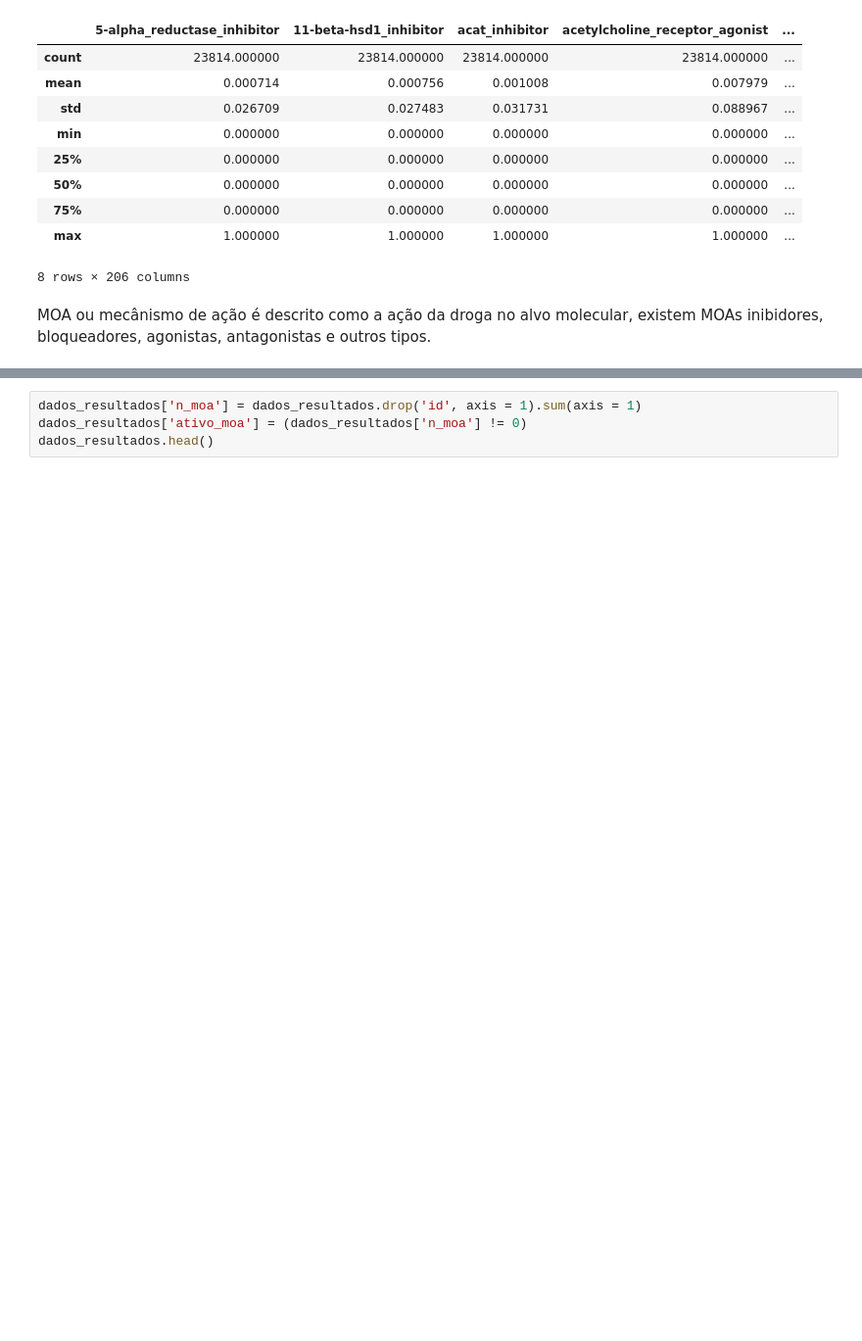
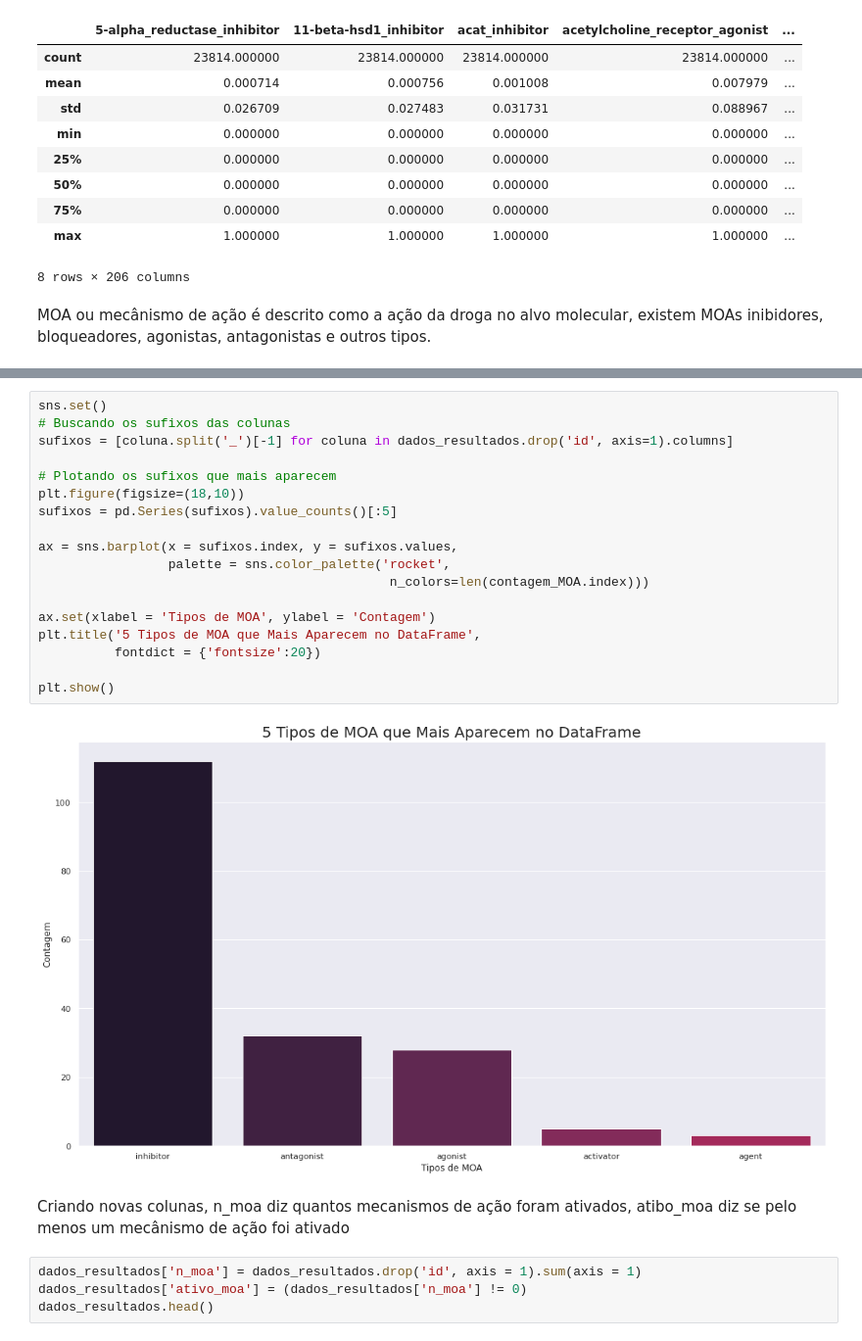
Before and after one commit to Gabrielvinicius27/imersao-dados-desafio-final, a Jupyter notebook: DesafioFinal_ImersaoDadosAlura.ipynb, the cells around one changed output, grey strips where cells are left out. Shown at 98% size. Cells and saved outputs as stored; diff of their text form; blank space fills up the shorter version.

```diff
--- a/DesafioFinal_ImersaoDadosAlura.ipynb
+++ b/DesafioFinal_ImersaoDadosAlura.ipynb
@@ -244,3 +263,25 @@ MOA ou mecânismo de ação é descrito como a ação da droga no alvo molecular
+# %%
+sns.set()
+# Buscando os sufixos das colunas
+sufixos = [coluna.split('_')[-1] for coluna in dados_resultados.drop('id', axis=1).columns]
+
+# Plotando os sufixos que mais aparecem
+plt.figure(figsize=(18,10))
+sufixos = pd.Series(sufixos).value_counts()[:5]
+
+ax = sns.barplot(x = sufixos.index, y = sufixos.values,
+                 palette = sns.color_palette('rocket',
+                                              n_colors=len(contagem_MOA.index)))
+
+ax.set(xlabel = 'Tipos de MOA', ylabel = 'Contagem')
+plt.title('5 Tipos de MOA que Mais Aparecem no DataFrame',
+          fontdict = {'fontsize':20})
+
+plt.show()
+# %% [output]
+[figure, added]
+# %% [markdown]
+Criando novas colunas, n_moa diz quantos mecanismos de ação foram ativados, atibo_moa diz se pelo menos um mecânismo de ação foi ativado
 # %%
 dados_resultados['n_moa'] = dados_resultados.drop('id', axis = 1).sum(axis = 1)
 dados_resultados['ativo_moa'] = (dados_resultados['n_moa'] != 0)
```
Also changed, not shown: parts of 13 cells of this notebook.
